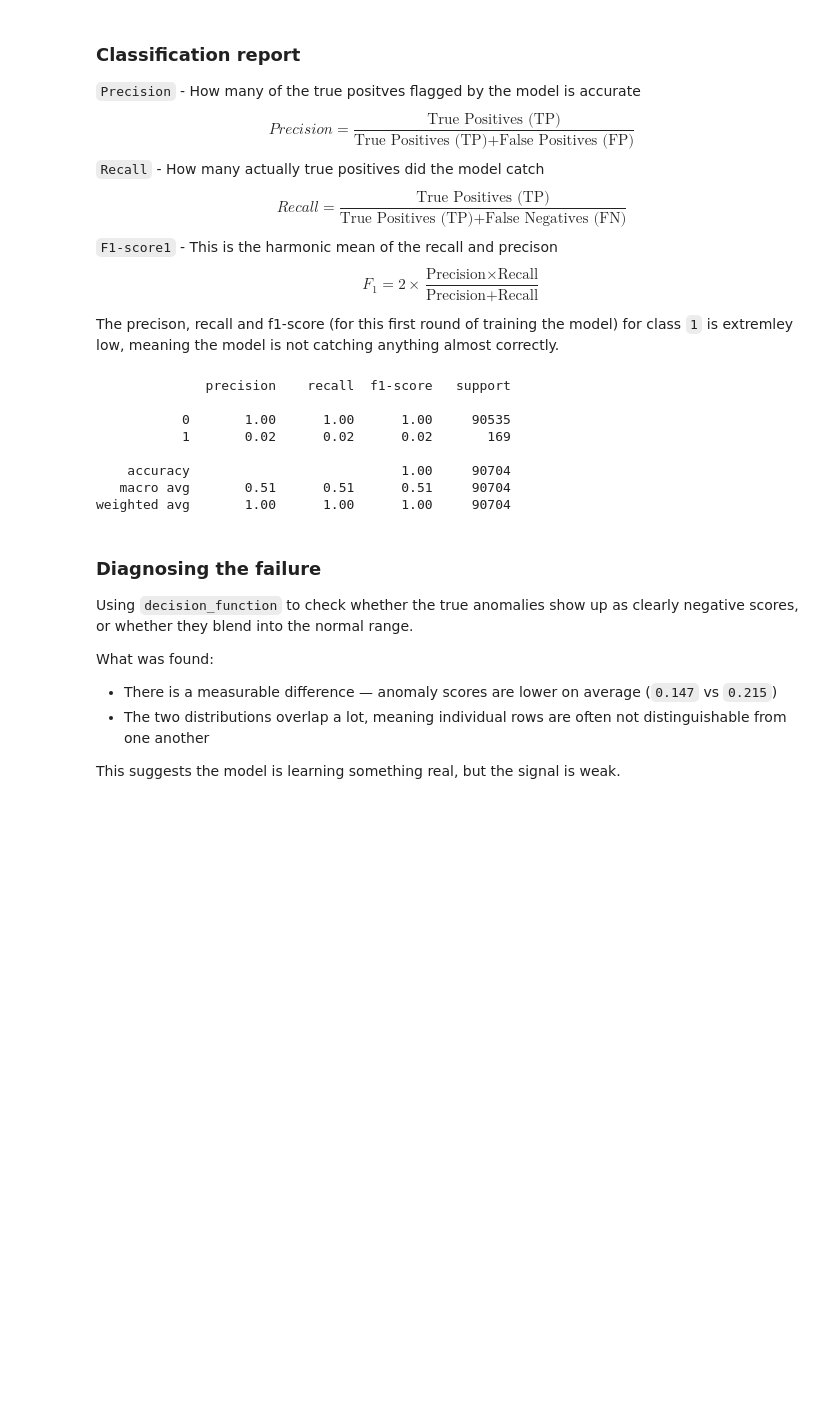
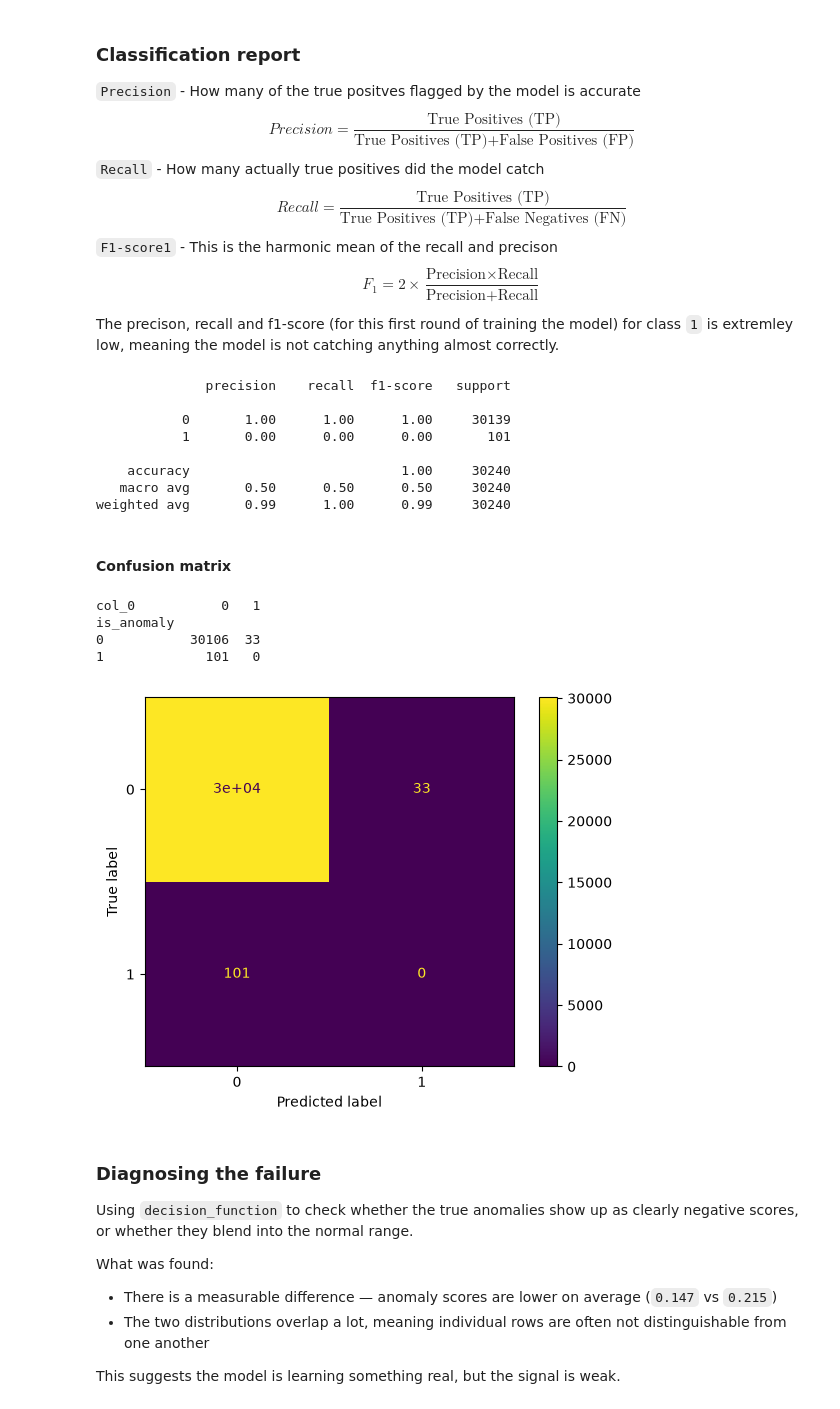
Before and after one commit to RkP17/infra-anomaly-detection, a Jupyter notebook: notebooks/modeling.ipynb, the cells around one changed output. Saved outputs shown, nothing was run; the diff lists cells and outputs as text; code cells hidden in the pictures; blank space fills up the shorter version.

```diff
--- a/notebooks/modeling.ipynb
+++ b/notebooks/modeling.ipynb
@@ -96 +97,9 @@ is_anomaly
 Name: count, dtype: int64
+# %%
+# test set
+y_test = test_df['is_anomaly']
+X_test = test_df.drop(columns=["timestamp","server_id","is_anomaly","anomaly_type"])
+
+print(X_test.shape)
+print(X_test.columns)
+print(y_test.value_counts())
@@ -97,5 +124,5 @@ Name: count, dtype: int64
 # %%
 # calculate the contamination rate
-contamination_rate = y.sum() / len(y)
+contamination_rate = y_train.sum() / len(y_train)
 print(contamination_rate)
 # %% [output]
@@ -103,8 +130,8 @@ print(contamination_rate)
 # %%
 # fit the model with the dataframe
 from sklearn.ensemble import IsolationForest
-clf = IsolationForest(contamination=contamination_rate, random_state=42).fit(X)
+clf = IsolationForest(contamination=contamination_rate,random_state=42).fit(X_train)
 # %%
-predictions = clf.predict(X)
+predictions = clf.predict(X_test)
 print(pd.Series(predictions).value_counts())
 # %% [output]
@@ -130,17 +157,37 @@ from sklearn.metrics import classification_report
 predictions_binary = (predictions == -1).astype(int) # converts -1 to 1
 
 # classification report on the predicitons
-classification_report_full_set = classification_report(y, predictions_binary)
+classification_report_full_set = classification_report(y_test, predictions_binary)
 print(classification_report_full_set)
 # %% [output]
               precision    recall  f1-score   support
 
-           0       1.00      1.00      1.00     90535
-           1       0.02      0.02      0.02       169
+           0       1.00      1.00      1.00     30139
+           1       0.00      0.00      0.00       101
 
-    accuracy                           1.00     90704
-   macro avg       0.51      0.51      0.51     90704
-weighted avg       1.00      1.00      1.00     90704
+    accuracy                           1.00     30240
+   macro avg       0.50      0.50      0.50     30240
+weighted avg       0.99      1.00      0.99     30240
+# %% [markdown]
+#### Confusion matrix
+# %%
+# confusion matrix
+print(pd.crosstab(y_test, predictions_binary))
+from sklearn.metrics import confusion_matrix, ConfusionMatrixDisplay
+import seaborn as sns
+
+cm = confusion_matrix(y_test,predictions_binary)
+
+display_cm = ConfusionMatrixDisplay(confusion_matrix=cm, display_labels=['0','1'])
+display_cm.plot()
+
+plt.show()
+# %% [output]
+col_0           0   1
+is_anomaly
+0           30106  33
+1             101   0
+[figure, added]
 # %% [markdown]
 ### Diagnosing the failure
 Using `decision_function` to check whether the true anomalies show up as clearly negative
```
Also changed, not shown: parts of 15 cells of this notebook.
